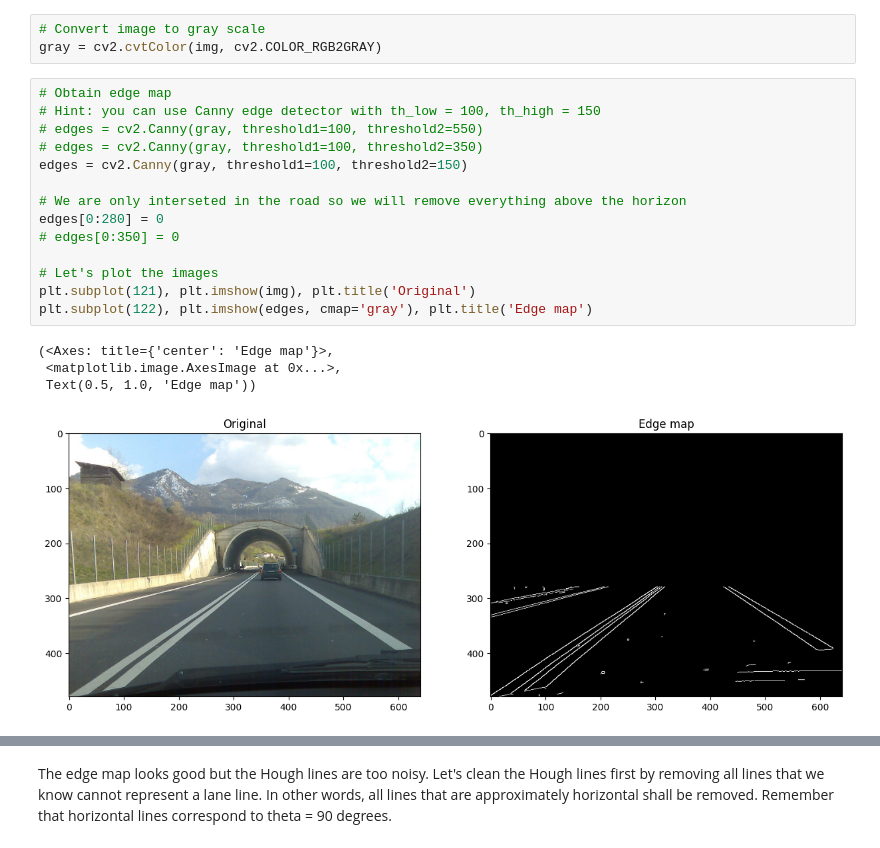
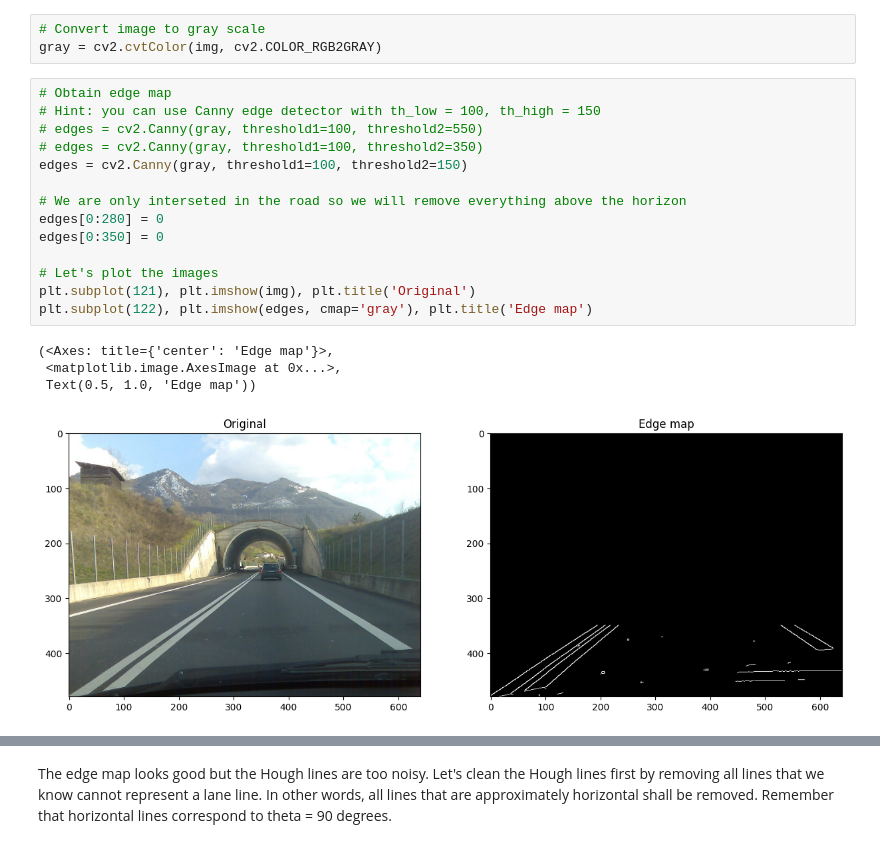
Before and after one commit to KlymentievMaksym/MMROKZ, a Jupyter notebook: Lab4/Lab4.ipynb, the cells around one changed output, grey strips where cells are left out. Cells and saved outputs as stored; diff of their text form.

```diff
--- a/Lab4/Lab4.ipynb
+++ b/Lab4/Lab4.ipynb
@@ -60,22 +60,22 @@ gray = cv2.cvtColor(img, cv2.COLOR_RGB2GRAY)
 # %%
 # Obtain edge map
 # Hint: you can use Canny edge detector with th_low = 100, th_high = 150
 # edges = cv2.Canny(gray, threshold1=100, threshold2=550)
 # edges = cv2.Canny(gray, threshold1=100, threshold2=350)
 edges = cv2.Canny(gray, threshold1=100, threshold2=150)
 
 # We are only interseted in the road so we will remove everything above the horizon
 edges[0:280] = 0
-# edges[0:350] = 0
+edges[0:350] = 0
 
 # Let's plot the images
 plt.subplot(121), plt.imshow(img), plt.title('Original')
 plt.subplot(122), plt.imshow(edges, cmap='gray'), plt.title('Edge map')
 # %% [output]
 (<Axes: title={'center': 'Edge map'}>,
  <matplotlib.image.AxesImage at 0x...>,
  Text(0.5, 1.0, 'Edge map'))
-[figure, old version]
+[figure, new version]
 # %%
 # Apply Hough transform to parametrize the lines
 # Hint 1: Offset resolution of 2 pixels and slope resolution of 2 degrees work well in this case
```
Also changed, not shown: parts of 6 cells of this notebook, 1 other file.
